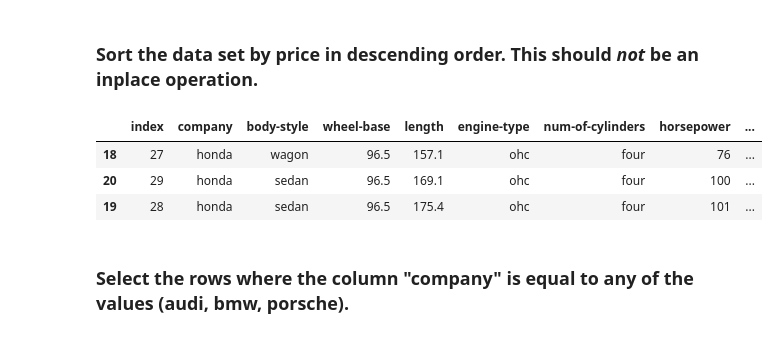
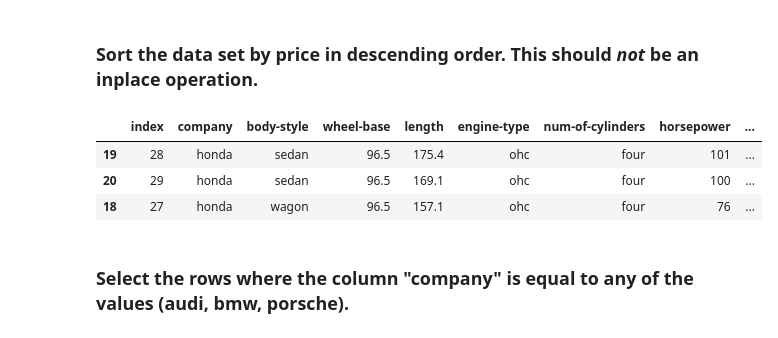
Before and after one commit to DrVoodoo/AIKurs, a Jupyter notebook: kunskapskontroll/kunskapskontroll_2/kunskapskontroll_2_3_Pandas.ipynb, the cells around one changed output. Drawn from its saved outputs; the diff is of its cells as text; code cells hidden in the pictures.

Commit message:
Kunskapskontroll 2.3 - changed to descending order in sort

```diff
--- a/kunskapskontroll/kunskapskontroll_2/kunskapskontroll_2_3_Pandas.ipynb
+++ b/kunskapskontroll/kunskapskontroll_2/kunskapskontroll_2_3_Pandas.ipynb
@@ -120,12 +120,12 @@ cars[cars['company'].isin(['honda'])]
 # %% [markdown]
 ### Sort the data set by price in descending order. This should *not* be an inplace operation.
 # %%
-cars[cars['company'].isin(['honda'])].sort_values(by='price')
+cars[cars['company'].isin(['honda'])].sort_values(by='price', ascending=False)
 # %% [output]
 |  | index | company | body-style | wheel-base | length | engine-type | num-of-cylinders | horsepower | ... |
+| 19 | 28 | honda | sedan | 96.5 | 175.4 | ohc | four | 101 | ... |
+| 20 | 29 | honda | sedan | 96.5 | 169.1 | ohc | four | 100 | ... |
 | 18 | 27 | honda | wagon | 96.5 | 157.1 | ohc | four | 76 | ... |
-| 20 | 29 | honda | sedan | 96.5 | 169.1 | ohc | four | 100 | ... |
-| 19 | 28 | honda | sedan | 96.5 | 175.4 | ohc | four | 101 | ... |
 # %% [markdown]
 ### Select the rows where the column "company" is equal to any of the values (audi, bmw, porsche).
 # %%
```
